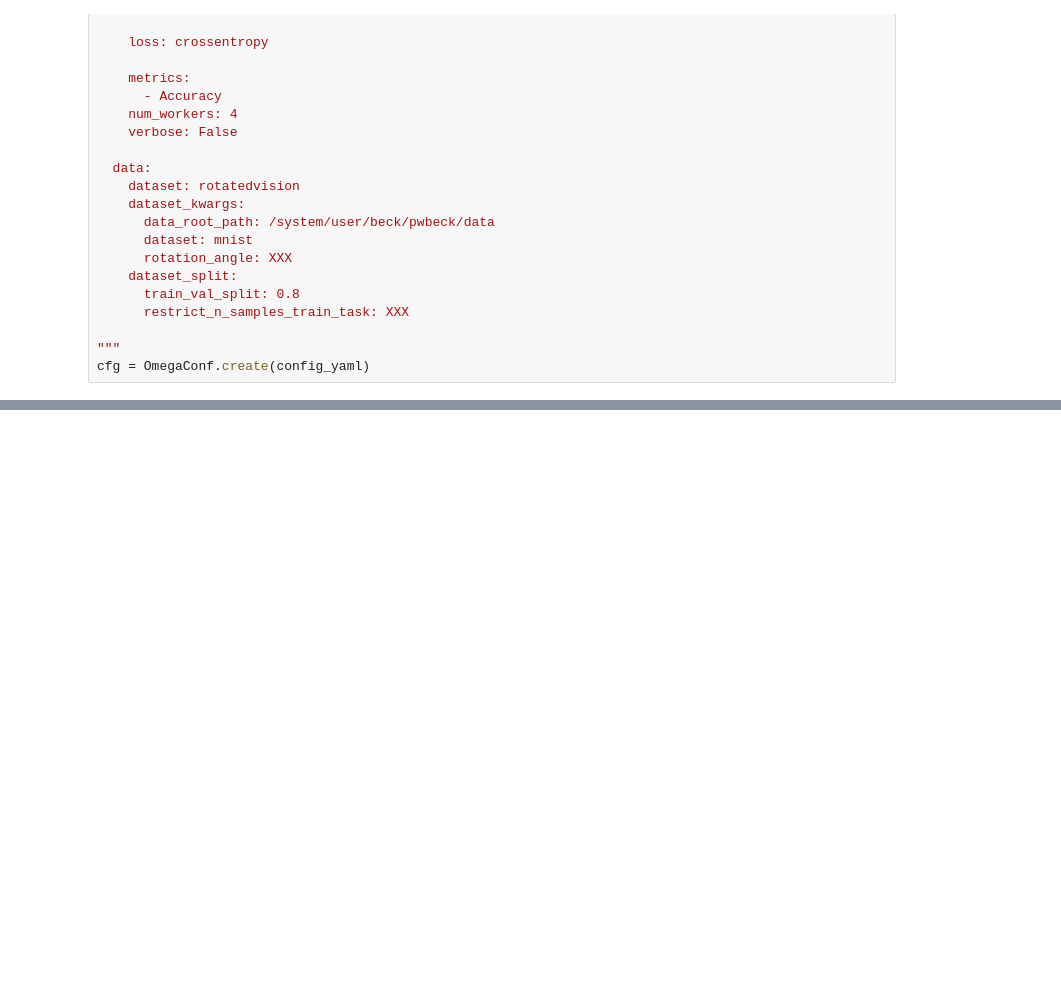
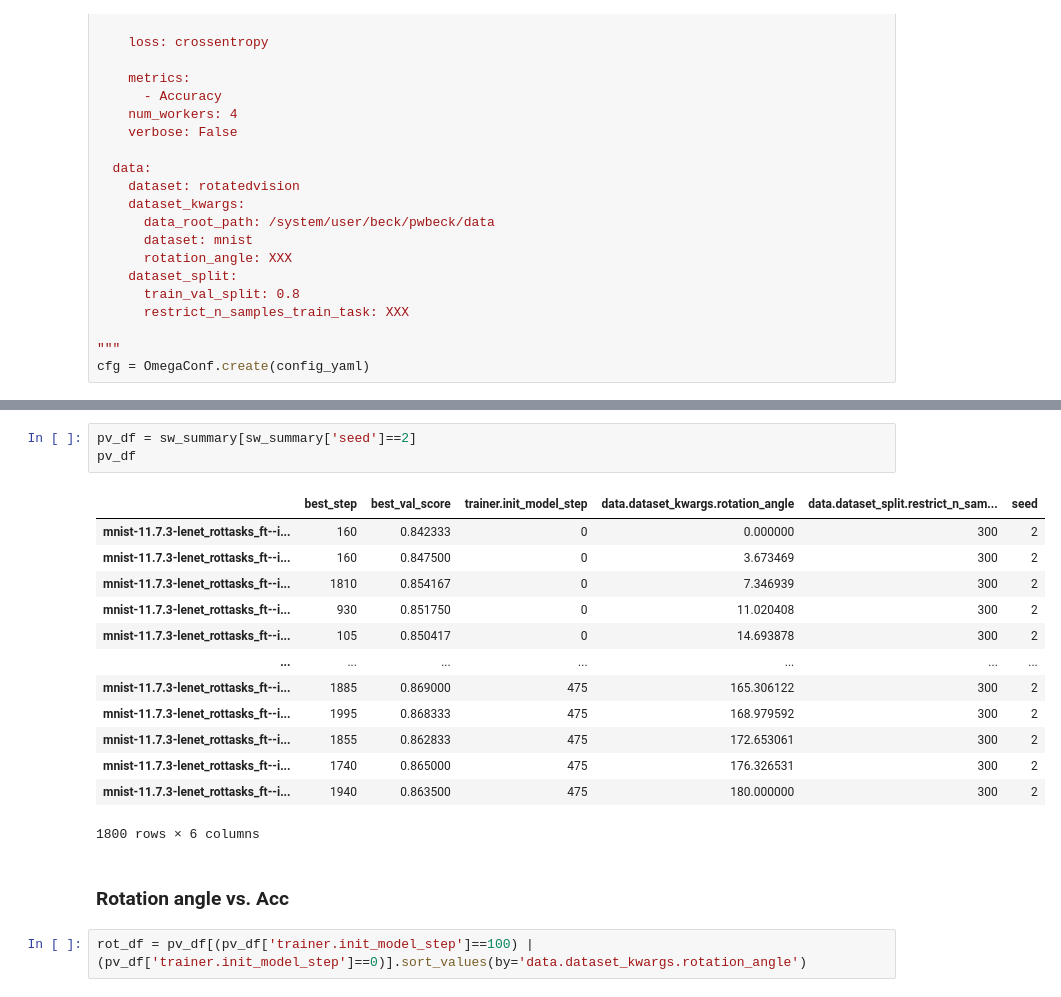
Before and after one commit to maximilianmbeck/lfmd_notebooks, a Jupyter notebook: lfmd_notebooks/11.7.3-mnist_lenet_rotatedtasks_finetune.ipynb, the cells around one changed output, grey strips where cells are left out. Cells and saved outputs as stored; diff of their text form; blank space fills up the shorter version.

```diff
--- a/lfmd_notebooks/11.7.3-mnist_lenet_rotatedtasks_finetune.ipynb
+++ b/lfmd_notebooks/11.7.3-mnist_lenet_rotatedtasks_finetune.ipynb
@@ -122,0 +238,21 @@ python run_sweep.py --config-name mnist-11.7.3-lenet_rottasks_ft.yaml
+# %%
+pv_df = sw_summary[sw_summary['seed']==2]
+pv_df
+# %% [output]
+|  | best_step | best_val_score | trainer.init_model_step | data.dataset_kwargs.rotation_angle | data.dataset_split.restrict_n_sam... | seed |
+| mnist-11.7.3-lenet_rottasks_ft--i... | 160 | 0.842333 | 0 | 0.000000 | 300 | 2 |
+| mnist-11.7.3-lenet_rottasks_ft--i... | 160 | 0.847500 | 0 | 3.673469 | 300 | 2 |
+| mnist-11.7.3-lenet_rottasks_ft--i... | 1810 | 0.854167 | 0 | 7.346939 | 300 | 2 |
+| mnist-11.7.3-lenet_rottasks_ft--i... | 930 | 0.851750 | 0 | 11.020408 | 300 | 2 |
+| mnist-11.7.3-lenet_rottasks_ft--i... | 105 | 0.850417 | 0 | 14.693878 | 300 | 2 |
+| ... | ... | ... | ... | ... | ... | ... |
+| mnist-11.7.3-lenet_rottasks_ft--i... | 1885 | 0.869000 | 475 | 165.306122 | 300 | 2 |
+| mnist-11.7.3-lenet_rottasks_ft--i... | 1995 | 0.868333 | 475 | 168.979592 | 300 | 2 |
+| mnist-11.7.3-lenet_rottasks_ft--i... | 1855 | 0.862833 | 475 | 172.653061 | 300 | 2 |
+| mnist-11.7.3-lenet_rottasks_ft--i... | 1740 | 0.865000 | 475 | 176.326531 | 300 | 2 |
+| mnist-11.7.3-lenet_rottasks_ft--i... | 1940 | 0.863500 | 475 | 180.000000 | 300 | 2 |
+1800 rows × 6 columns
+# %% [markdown]
+### Rotation angle vs. Acc
+# %%
+rot_df = pv_df[(pv_df['trainer.init_model_step']==100) | (pv_df['trainer.init_model_step']==0)].sort_values(by='data.dataset_kwargs.rotation_angle')
```
Also changed, not shown: parts of 25 cells of this notebook.
